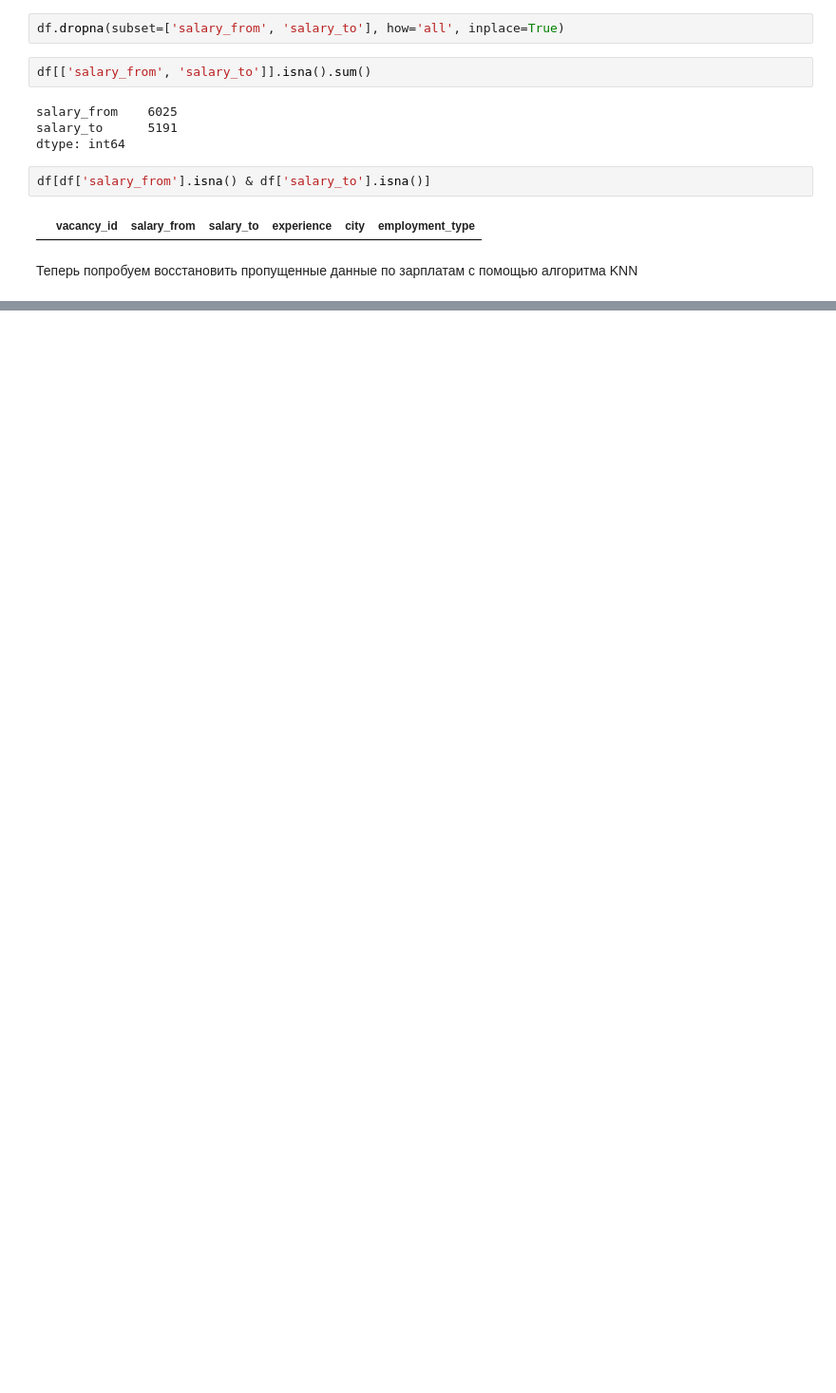
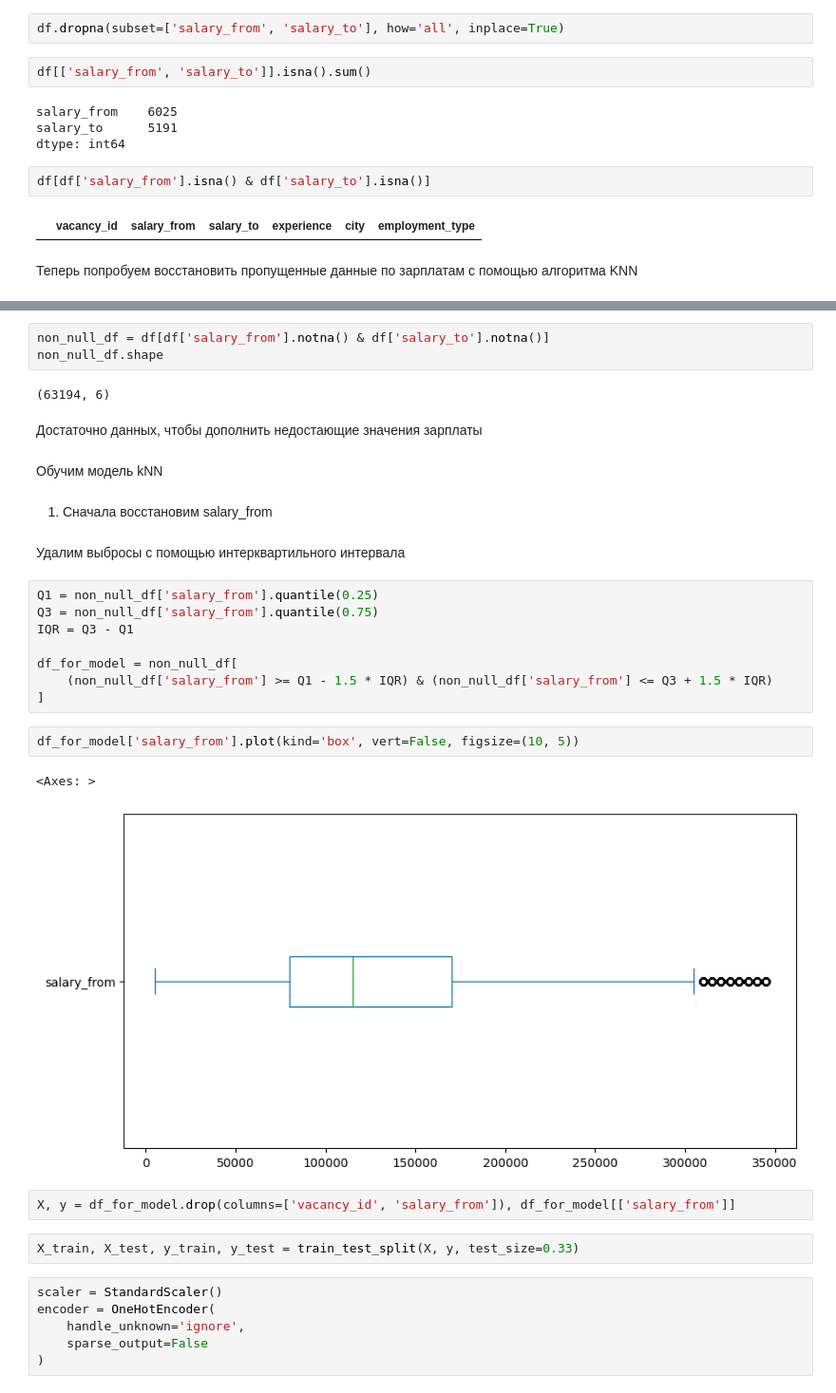
Before and after one commit to egor19lavysh/test-project-hh, a Jupyter notebook: main.ipynb, the cells around one changed output, grey strips where cells are left out. Shown at 95% size. Saved outputs shown, nothing was run; the diff lists cells and outputs as text; blank space fills up the shorter version.

Commit message:
restored salary values

```diff
--- a/main.ipynb
+++ b/main.ipynb
@@ -129,0 +129,36 @@ scaler = StandardScaler()
+# %%
+non_null_df = df[df['salary_from'].notna() & df['salary_to'].notna()]
+non_null_df.shape
+# %% [output]
+(63194, 6)
+# %% [markdown]
+Достаточно данных, чтобы дополнить недостающие значения зарплаты
+# %% [markdown]
+Обучим модель kNN
+# %% [markdown]
+1. Сначала восстановим salary_from
+# %% [markdown]
+Удалим выбросы c помощью интерквартильного интервала
+# %%
+Q1 = non_null_df['salary_from'].quantile(0.25)
+Q3 = non_null_df['salary_from'].quantile(0.75)
+IQR = Q3 - Q1
+
+df_for_model = non_null_df[
+    (non_null_df['salary_from'] >= Q1 - 1.5 * IQR) & (non_null_df['salary_from'] <= Q3 + 1.5 * IQR)
+]
+# %%
+df_for_model['salary_from'].plot(kind='box', vert=False, figsize=(10, 5))
+# %% [output]
+<Axes: >
+[figure, added]
+# %%
+X, y = df_for_model.drop(columns=['vacancy_id', 'salary_from']), df_for_model[['salary_from']]
+# %%
+X_train, X_test, y_train, y_test = train_test_split(X, y, test_size=0.33)
+# %%
+scaler = StandardScaler()
+encoder = OneHotEncoder(
+    handle_unknown='ignore',
+    sparse_output=False
+)
```
Also changed, not shown: parts of 25 cells of this notebook, 2 other files.
